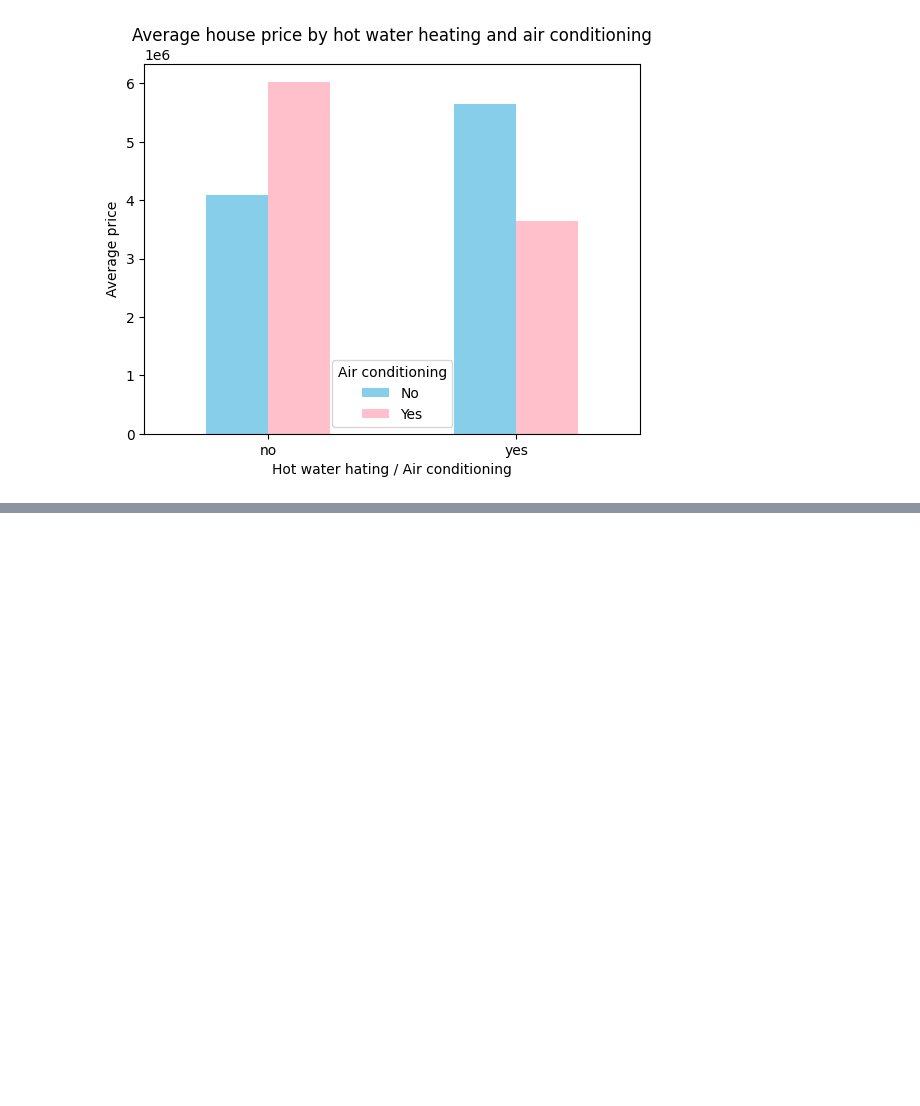
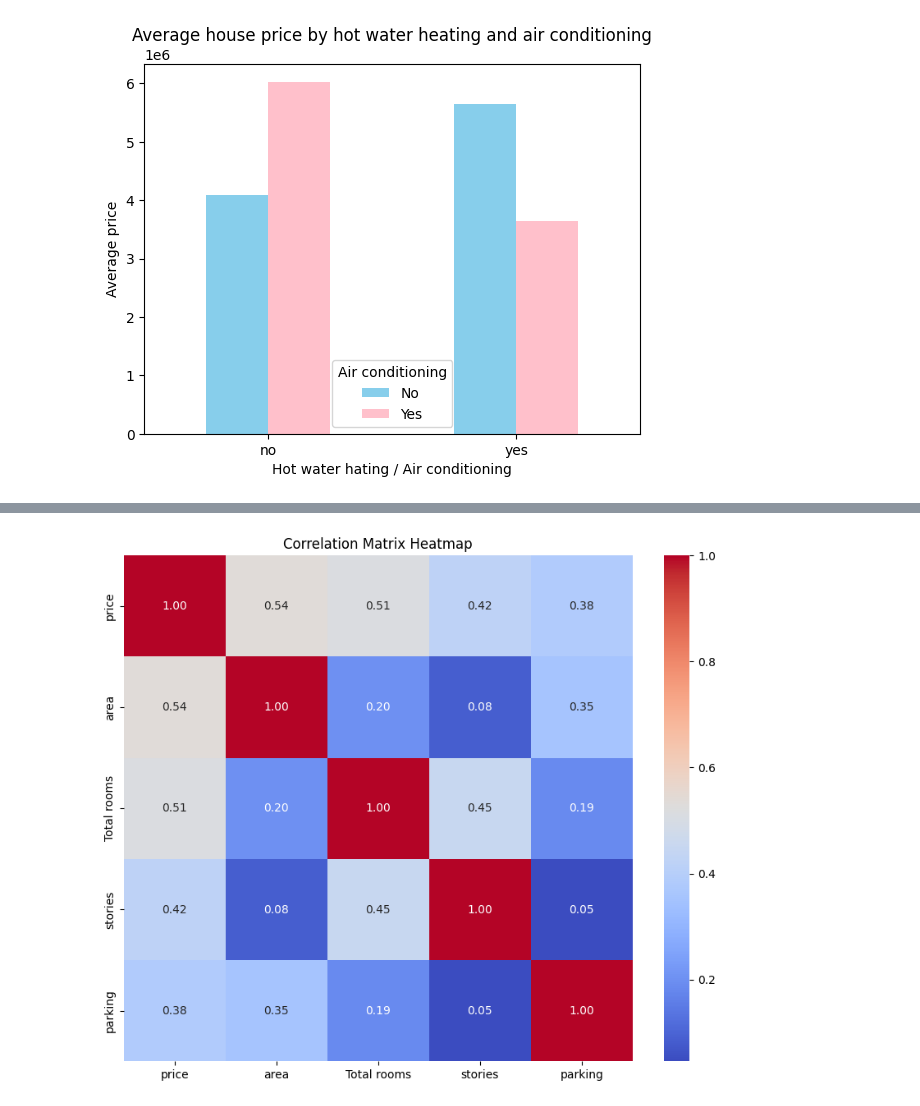
Before and after one commit to KKaranSinghh/Python-mini-project, a Jupyter notebook: Housing Price dataset analysis/Analysis.ipynb, the cells around one changed output, grey strips where cells are left out. Drawn from its saved outputs; the diff is of its cells as text; code cells hidden in the pictures; blank space fills up the shorter version.

```diff
--- a/Housing Price dataset analysis/Analysis.ipynb
+++ b/Housing Price dataset analysis/Analysis.ipynb
@@ -206,0 +231,5 @@ plt.show()
+# %%
+# Correlation
+
+correlation= df[['price', 'area', 'Total rooms', 'stories', 'parking']].corr()
+correlation
@@ -206,0 +243,9 @@ plt.show()
+# %%
+# Correlation matrix Heatmap
+
+plt.figure(figsize=(10,8))
+sns.heatmap(correlation, annot= True, cmap= 'coolwarm', fmt= '.2f')
+plt.title('Correlation Matrix Heatmap')
+plt.show()
+# %% [output]
+[figure, added]
```
Also changed, not shown: parts of 7 cells of this notebook, 5 other files.
